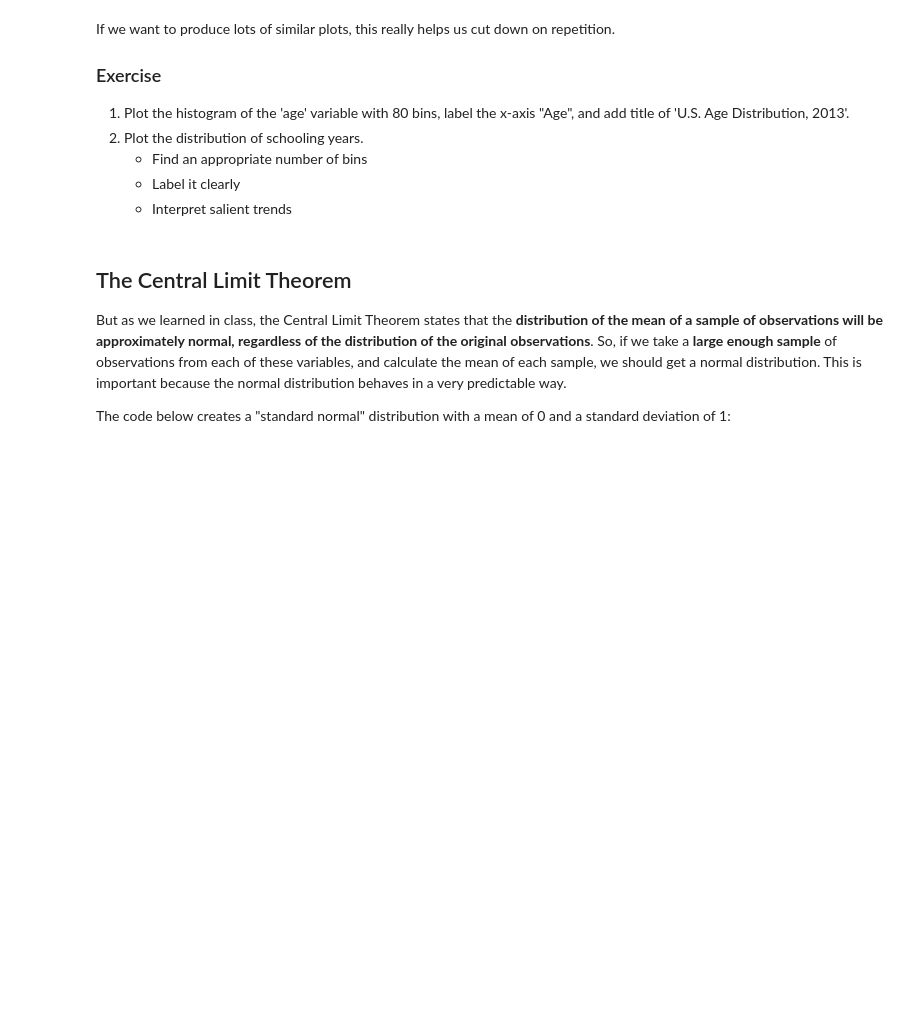
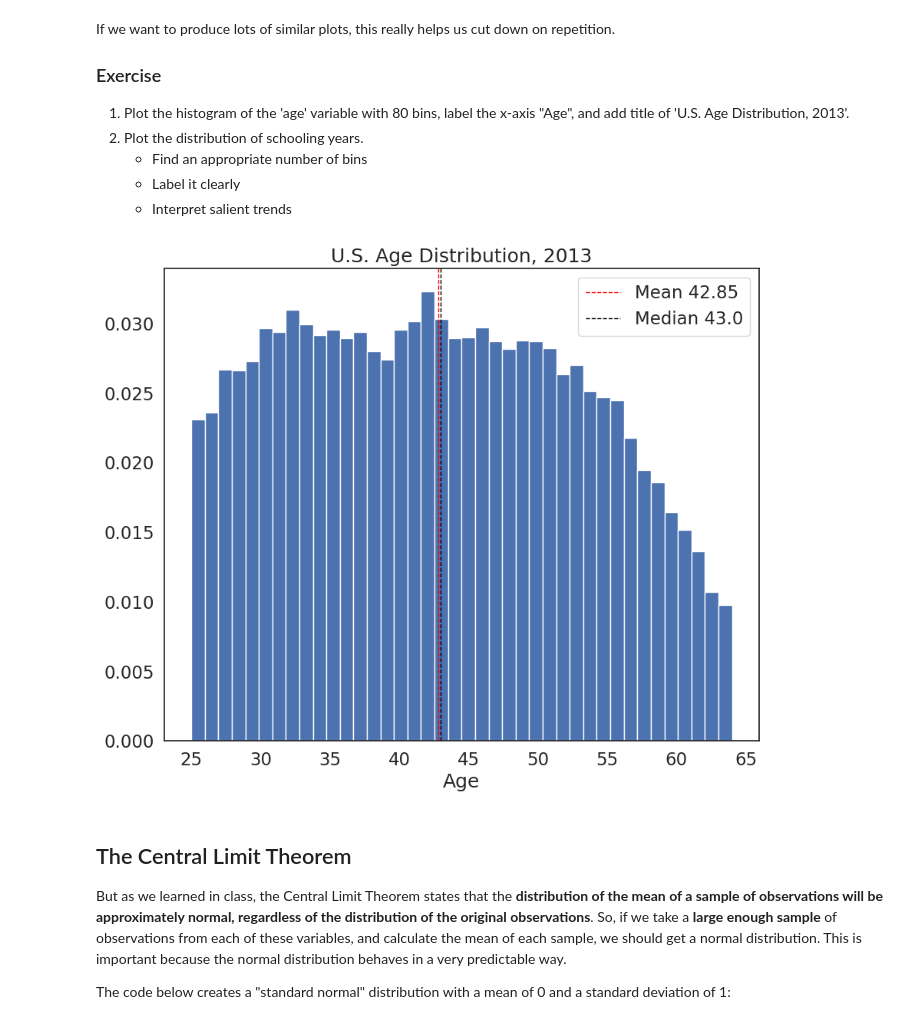
Before and after one commit to kwanyudyson/QM2, a Jupyter notebook: notebooks/W05. Distributions and Basic Statistics.ipynb, the cells around one changed output. Saved outputs shown, nothing was run; the diff lists cells and outputs as text; code cells hidden in the pictures; blank space fills up the shorter version.

```diff
--- a/notebooks/W05. Distributions and Basic Statistics.ipynb
+++ b/notebooks/W05. Distributions and Basic Statistics.ipynb
@@ -137,0 +161,3 @@ Given these summary statistics, answer the following questions:
+# %%
+df['race']=pd.to_numeric(df['race'])
+df['race'].mean()
@@ -315,6 +393,11 @@ If we want to produce lots of similar plots, this really helps us cut down on re
     * Find an appropriate number of bins
     * Label it clearly
     * Interpret salient trends
+# %%
+df['age'] = pd.to_numeric(df['age'])
+plot_histogram(variable = df['age'], bin_number = 40, xlab = 'Age', title = 'U.S. Age Distribution, 2013')
+# %% [output]
+[figure, added]
 # %% [markdown]
 ## The Central Limit Theorem
 
```
Also changed, not shown: parts of 23 cells of this notebook.
